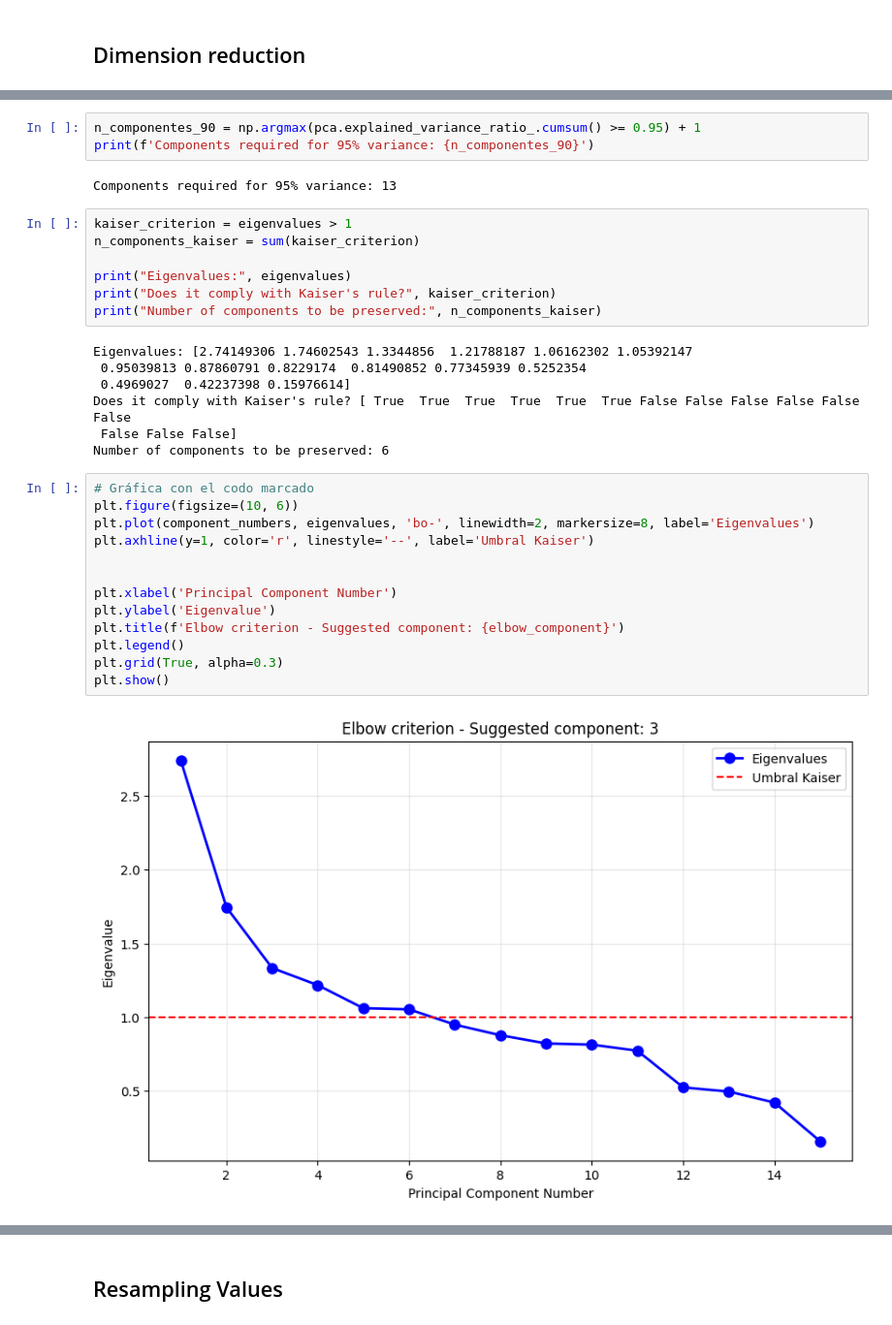
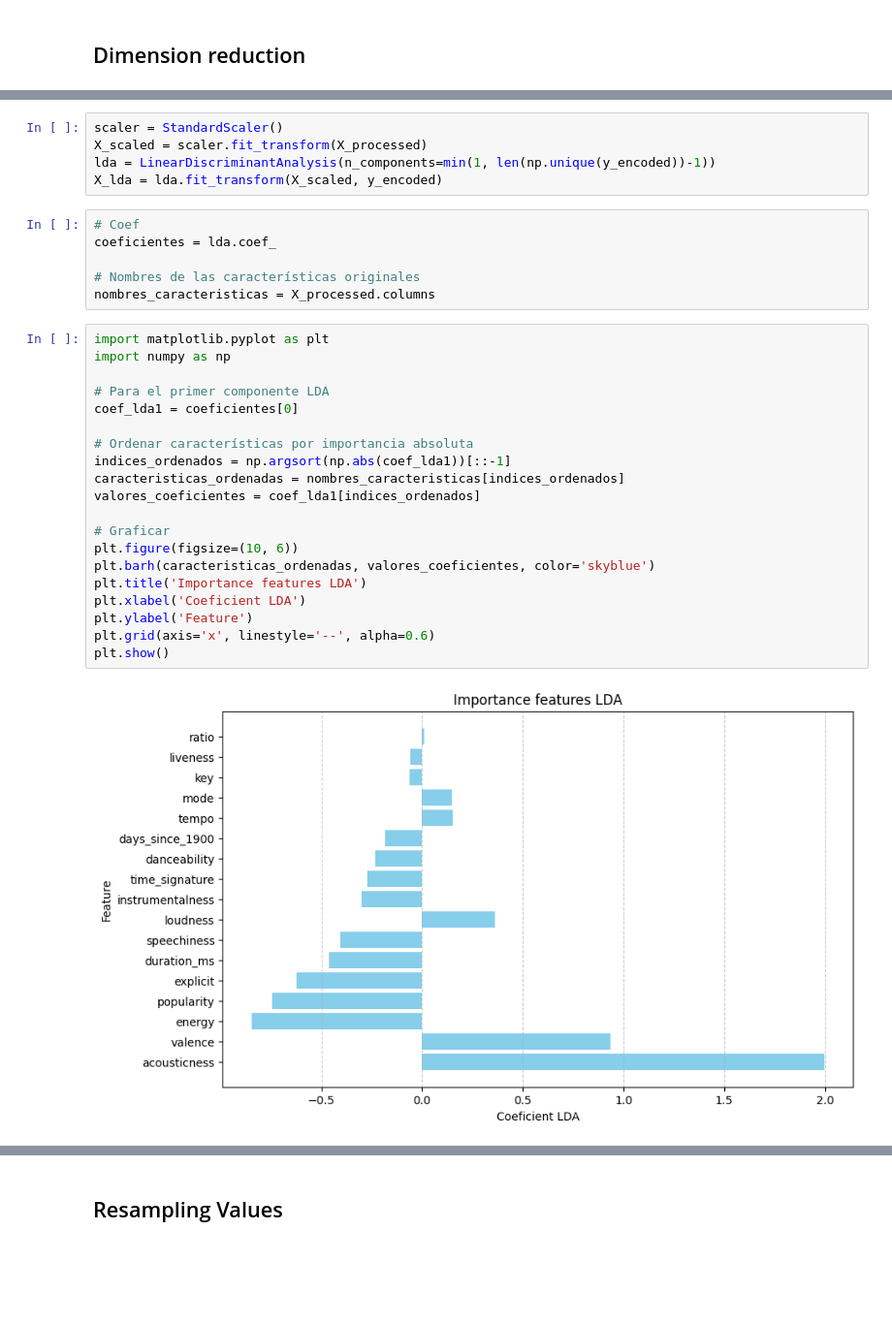
Before and after one commit to jmalfaro2019/Projet-AARES-20260202, a Jupyter notebook: part_1/notebooks/02_preprocessing.ipynb, the cells around one changed output, grey strips where cells are left out. Shown at 97% size. Cells and saved outputs as stored; diff of their text form; blank space fills up the shorter version.

```diff
--- a/part_1/notebooks/02_preprocessing.ipynb
+++ b/part_1/notebooks/02_preprocessing.ipynb
@@ -71,34 +53,33 @@ Eigenvalues sum: 14.999999999999988
-# %%
-n_componentes_90 = np.argmax(pca.explained_variance_ratio_.cumsum() >= 0.95) + 1
-print(f'Components required for 95% variance: {n_componentes_90}')
-# %% [output]
-Components required for 95% variance: 13
-# %%
-kaiser_criterion = eigenvalues > 1
-n_components_kaiser = sum(kaiser_criterion)
-
-print("Eigenvalues:", eigenvalues)
-print("Does it comply with Kaiser's rule?", kaiser_criterion)
-print("Number of components to be preserved:", n_components_kaiser)
-# %% [output]
-Eigenvalues: [2.74149306 1.74602543 1.3344856  1.21788187 1.06162302 1.05392147
- 0.95039813 0.87860791 0.8229174  0.81490852 0.77345939 0.5252354
- 0.4969027  0.42237398 0.15976614]
-Does it comply with Kaiser's rule? [ True  True  True  True  True  True False False False False False False
- False False False]
-Number of components to be preserved: 6
-# %%
-# Gráfica con el codo marcado
-plt.figure(figsize=(10, 6))
-plt.plot(component_numbers, eigenvalues, 'bo-', linewidth=2, markersize=8, label='Eigenvalues')
-plt.axhline(y=1, color='r', linestyle='--', label='Umbral Kaiser')
-
-
-plt.xlabel('Principal Component Number')
-plt.ylabel('Eigenvalue')
-plt.title(f'Elbow criterion - Suggested component: {elbow_component}')
-plt.legend()
-plt.grid(True, alpha=0.3)
-plt.show()
-# %% [output]
-[figure, removed]
+# %%
+scaler = StandardScaler()
+X_scaled = scaler.fit_transform(X_processed)
+lda = LinearDiscriminantAnalysis(n_components=min(1, len(np.unique(y_encoded))-1))
+X_lda = lda.fit_transform(X_scaled, y_encoded)
+# %%
+# Coef
+coeficientes = lda.coef_
+
+# Nombres de las características originales
+nombres_caracteristicas = X_processed.columns
+# %%
+import matplotlib.pyplot as plt
+import numpy as np
+
+# Para el primer componente LDA
+coef_lda1 = coeficientes[0]
+
+# Ordenar características por importancia absoluta
+indices_ordenados = np.argsort(np.abs(coef_lda1))[::-1]
+caracteristicas_ordenadas = nombres_caracteristicas[indices_ordenados]
+valores_coeficientes = coef_lda1[indices_ordenados]
+
+# Graficar
+plt.figure(figsize=(10, 6))
+plt.barh(caracteristicas_ordenadas, valores_coeficientes, color='skyblue')
+plt.title('Importance features LDA')
+plt.xlabel('Coeficient LDA')
+plt.ylabel('Feature')
+plt.grid(axis='x', linestyle='--', alpha=0.6)
+plt.show()
+# %% [output]
+[figure, added]
```
Also changed, not shown: parts of 17 cells of this notebook, 2 other files.
